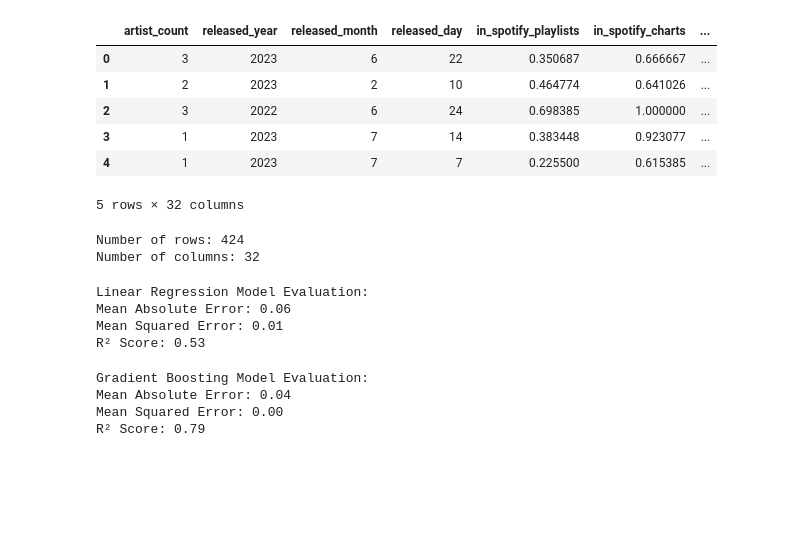
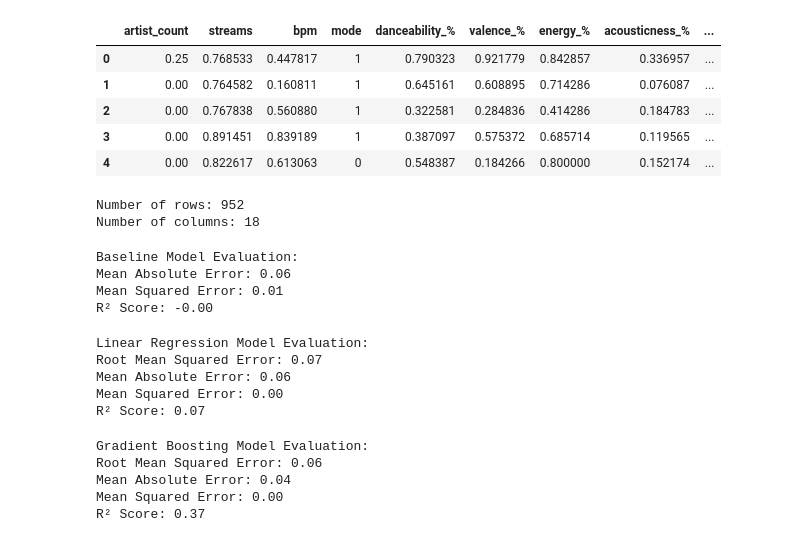
Before and after one commit to kennethphammm/MLSpotify, a Jupyter notebook: notebooks/02_model_training.ipynb, the cells around one changed output. Saved outputs shown, nothing was run; the diff lists cells and outputs as text; code cells hidden in the pictures; blank space fills up the shorter version.

```diff
--- a/notebooks/02_model_training.ipynb
+++ b/notebooks/02_model_training.ipynb
@@ -15,21 +15,20 @@ from sklearn.preprocessing import StandardScaler
 # %%
 # Load data
-df = pd.read_csv('normalized_spotify_data.csv')
+df = pd.read_csv('preprocessed_spotify_data_for_prediction.csv')
 df.head()
 # %% [output]
-|  | artist_count | released_year | released_month | released_day | in_spotify_playlists | in_spotify_charts | ... |
-| 0 | 3 | 2023 | 6 | 22 | 0.350687 | 0.666667 | ... |
-| 1 | 2 | 2023 | 2 | 10 | 0.464774 | 0.641026 | ... |
-| 2 | 3 | 2022 | 6 | 24 | 0.698385 | 1.000000 | ... |
-| 3 | 1 | 2023 | 7 | 14 | 0.383448 | 0.923077 | ... |
-| 4 | 1 | 2023 | 7 | 7 | 0.225500 | 0.615385 | ... |
+|  | artist_count | streams | bpm | mode | danceability_% | valence_% | energy_% | acousticness_% | ... |
+| 0 | 0.25 | 0.768533 | 0.447817 | 1 | 0.790323 | 0.921779 | 0.842857 | 0.336957 | ... |
+| 1 | 0.00 | 0.764582 | 0.160811 | 1 | 0.645161 | 0.608895 | 0.714286 | 0.076087 | ... |
+| 2 | 0.00 | 0.767838 | 0.560880 | 1 | 0.322581 | 0.284836 | 0.414286 | 0.184783 | ... |
+| 3 | 0.00 | 0.891451 | 0.839189 | 1 | 0.387097 | 0.575372 | 0.685714 | 0.119565 | ... |
+| 4 | 0.00 | 0.822617 | 0.613063 | 0 | 0.548387 | 0.184266 | 0.800000 | 0.152174 | ... |
-5 rows × 32 columns
 # %%
 # Dimensions
 print("Number of rows:", df.shape[0])
 print("Number of columns:", df.shape[1])
 # %% [output]
-Number of rows: 424
-Number of columns: 32
+Number of rows: 952
+Number of columns: 18
 # %%
 # Define features and target
@@ -45,4 +48,19 @@ X_train_scaled = scaler.fit_transform(X_train)
 X_test_scaled = scaler.transform(X_test)
+# %%
+# --- Baseline Model (Mean Prediction) ---
+baseline_pred = np.full(y_test.shape, y_train.mean())
+baseline_mae = mean_absolute_error(y_test, baseline_pred)
+baseline_mse = mean_squared_error(y_test, baseline_pred)
+baseline_r2 = r2_score(y_test, baseline_pred)
+print("\nBaseline Model Evaluation:")
+print(f"Mean Absolute Error: {baseline_mae:.2f}")
+print(f"Mean Squared Error: {baseline_mse:.2f}")
+print(f"R² Score: {baseline_r2:.2f}")
+# %% [output]
+Baseline Model Evaluation:
+Mean Absolute Error: 0.06
+Mean Squared Error: 0.01
+R² Score: -0.00
 # %%
 # --- Linear Regression Model ---
 lin_reg = LinearRegression()
@@ -53,14 +71,17 @@ y_pred_lin_reg = lin_reg.predict(X_test_scaled)
 
 # Evaluate Linear Regression model
 print("Linear Regression Model Evaluation:")
+rmse = np.sqrt(mean_squared_error(y_test, y_pred_lin_reg))
+print(f"Root Mean Squared Error: {rmse:.2f}")
 print(f"Mean Absolute Error: {mean_absolute_error(y_test, y_pred_lin_reg):.2f}")
 print(f"Mean Squared Error: {mean_squared_error(y_test, y_pred_lin_reg):.2f}")
 print(f"R² Score: {r2_score(y_test, y_pred_lin_reg):.2f}")
 # %% [output]
 Linear Regression Model Evaluation:
+Root Mean Squared Error: 0.07
 Mean Absolute Error: 0.06
-Mean Squared Error: 0.01
-R² Score: 0.53
+Mean Squared Error: 0.00
+R² Score: 0.07
 # %%
 # --- Gradient Boosting Model ---
 grad_boost = GradientBoostingRegressor(random_state=42)
@@ -71,11 +92,14 @@ y_pred_grad_boost = grad_boost.predict(X_test_scaled)
 
 # Evaluate Gradient Boosting model
 print("\nGradient Boosting Model Evaluation:")
+rmse = np.sqrt(mean_squared_error(y_test, y_pred_grad_boost))
+print(f"Root Mean Squared Error: {rmse:.2f}")
 print(f"Mean Absolute Error: {mean_absolute_error(y_test, y_pred_grad_boost):.2f}")
 print(f"Mean Squared Error: {mean_squared_error(y_test, y_pred_grad_boost):.2f}")
 print(f"R² Score: {r2_score(y_test, y_pred_grad_boost):.2f}")
 # %% [output]
 Gradient Boosting Model Evaluation:
+Root Mean Squared Error: 0.06
 Mean Absolute Error: 0.04
 Mean Squared Error: 0.00
-R² Score: 0.79
+R² Score: 0.37
```
Also changed, not shown: parts of 17 cells of this notebook, 1 other file.
